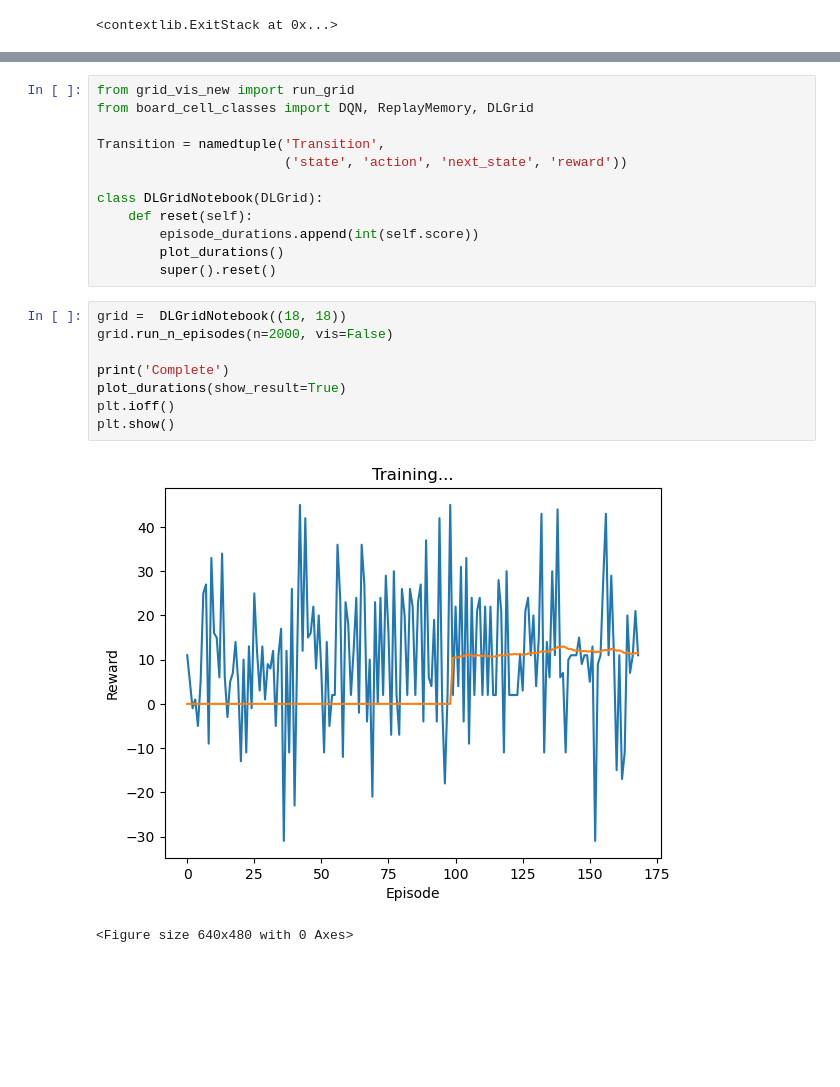
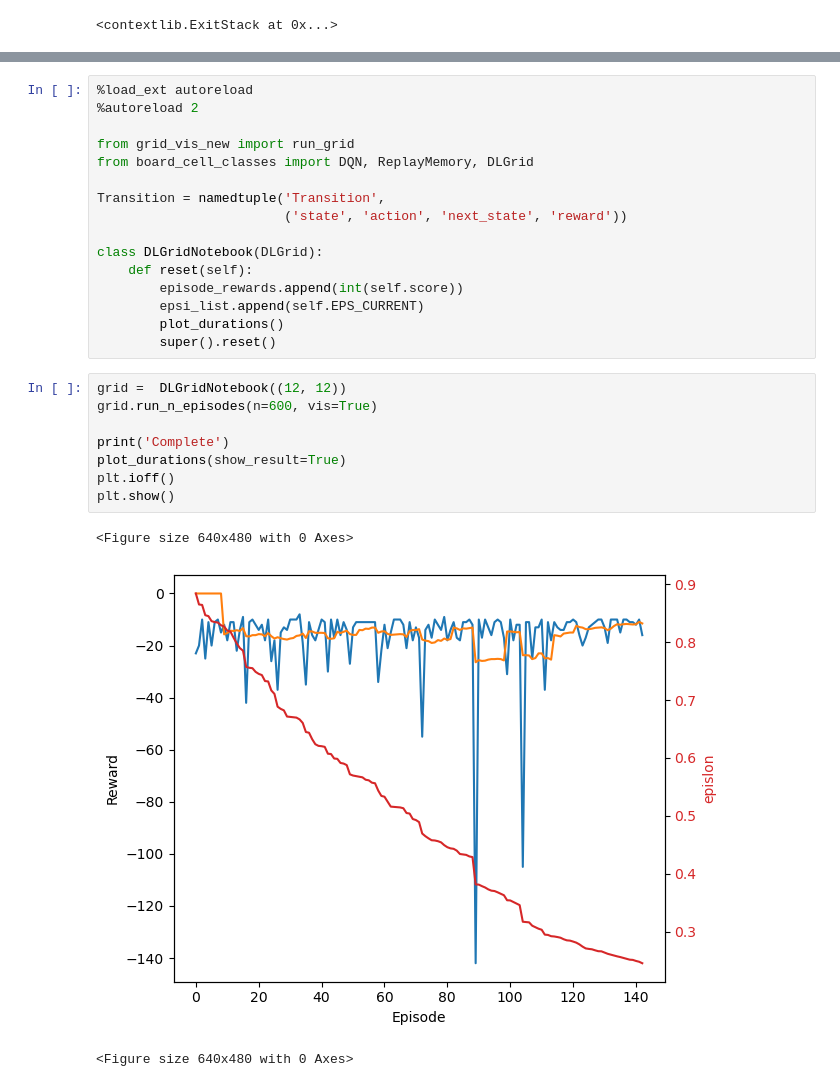
Before and after one commit to Hal609/RLAgent_Grid, a Jupyter notebook: run.ipynb, the cells around one changed output, grey strips where cells are left out. Cells and saved outputs as stored; diff of their text form; blank space fills up the shorter version.

Commit message:
Add epsilon to visualisation

```diff
--- a/run.ipynb
+++ b/run.ipynb
@@ -50,6 +63,9 @@ def plot_durations(show_result=False):
         else:
             display.display(plt.gcf())
 # %%
+%load_ext autoreload
+%autoreload 2
+
 from grid_vis_new import run_grid
 from board_cell_classes import DQN, ReplayMemory, DLGrid
 
@@ -58,17 +74,19 @@ Transition = namedtuple('Transition',
 
 class DLGridNotebook(DLGrid):
     def reset(self):
-        episode_durations.append(int(self.score))
+        episode_rewards.append(int(self.score))
+        epsi_list.append(self.EPS_CURRENT)
         plot_durations()
         super().reset()
 # %%
-grid =  DLGridNotebook((18, 18))
-grid.run_n_episodes(n=2000, vis=False)
+grid =  DLGridNotebook((12, 12))
+grid.run_n_episodes(n=600, vis=True)
 
 print('Complete')
 plot_durations(show_result=True)
 plt.ioff()
 plt.show()
 # %% [output]
+<Figure size 640x480 with 0 Axes>
-[figure, old version]
+[figure, new version]
-<Figure size 640x480 with 0 Axes>
+<Figure size 640x480 with 0 Axes>
```
Also changed, not shown: parts of 1 cell of this notebook, 1 other file.
